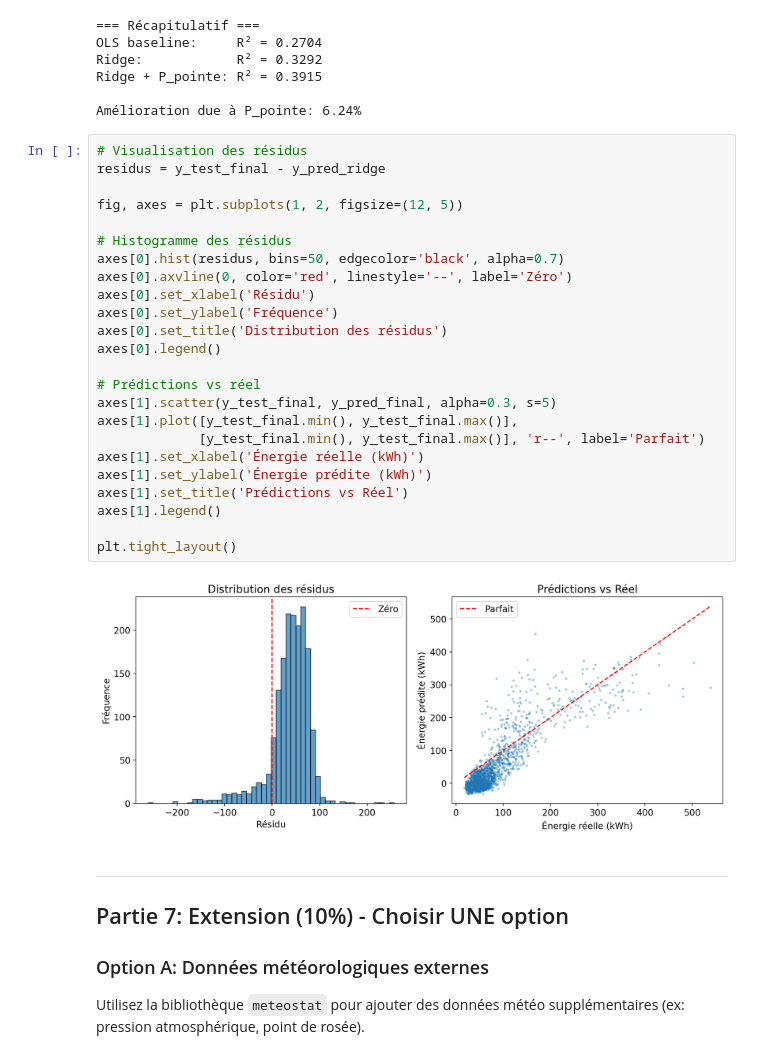
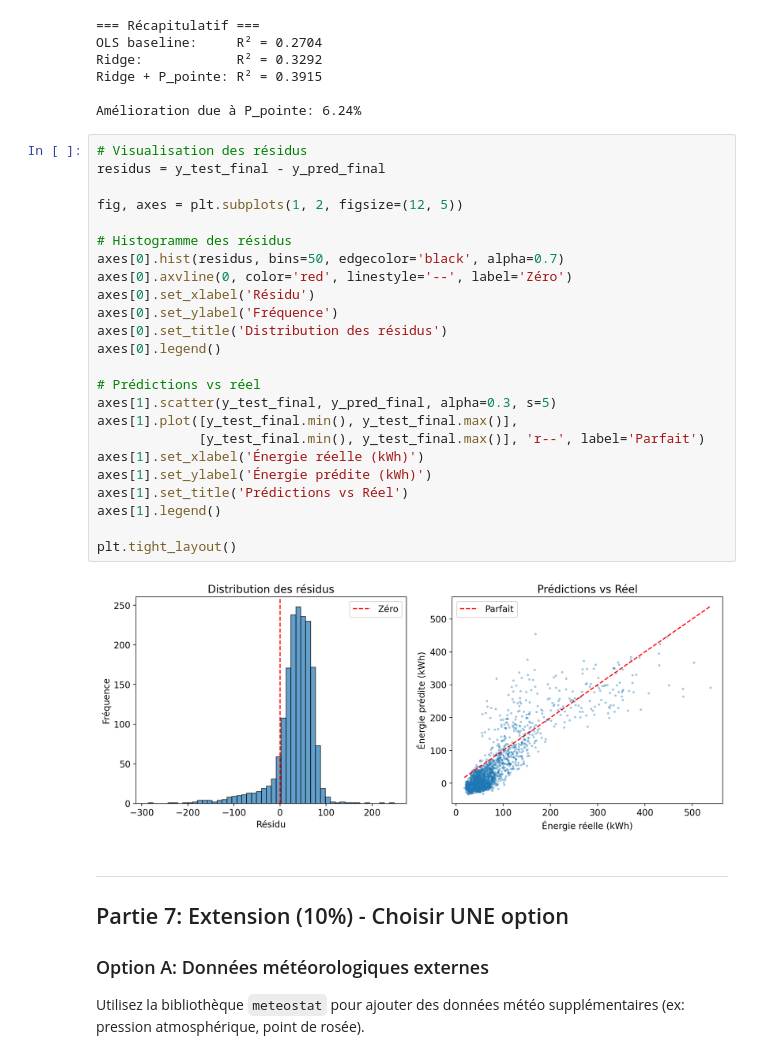
Before and after one commit to trvslhlt/ift_6390_machine_learning, a Jupyter notebook: assignments/projet_energie.ipynb, the cells around one changed output. Cells and saved outputs as stored; diff of their text form.

```diff
--- a/assignments/projet_energie.ipynb
+++ b/assignments/projet_energie.ipynb
@@ -841,30 +830,30 @@ Ridge + P_pointe: R² = 0.3915
 Amélioration due à P_pointe: 6.24%
 # %%
 # Visualisation des résidus
-residus = y_test_final - y_pred_ridge
+residus = y_test_final - y_pred_final
 
 fig, axes = plt.subplots(1, 2, figsize=(12, 5))
 
 # Histogramme des résidus
 axes[0].hist(residus, bins=50, edgecolor='black', alpha=0.7)
 axes[0].axvline(0, color='red', linestyle='--', label='Zéro')
 axes[0].set_xlabel('Résidu')
 axes[0].set_ylabel('Fréquence')
 axes[0].set_title('Distribution des résidus')
 axes[0].legend()
 
 # Prédictions vs réel
 axes[1].scatter(y_test_final, y_pred_final, alpha=0.3, s=5)
 axes[1].plot([y_test_final.min(), y_test_final.max()],
              [y_test_final.min(), y_test_final.max()], 'r--', label='Parfait')
 axes[1].set_xlabel('Énergie réelle (kWh)')
 axes[1].set_ylabel('Énergie prédite (kWh)')
 axes[1].set_title('Prédictions vs Réel')
 axes[1].legend()
 
 plt.tight_layout()
 # %% [output]
-[figure, old version]
+[figure, new version]
 # %% [markdown]
 ---
 
```
Also changed, not shown: parts of 4 cells of this notebook.
